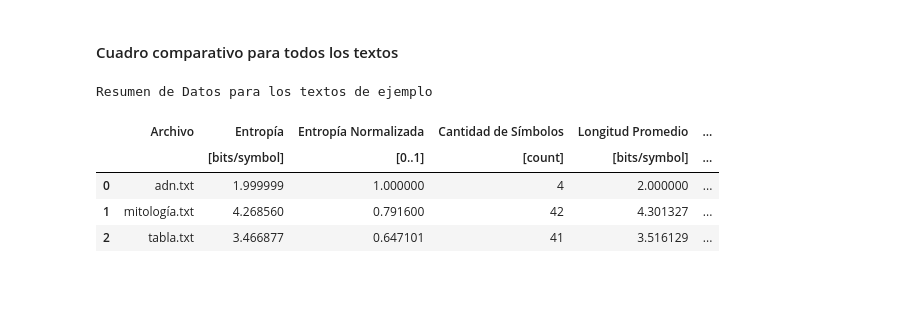
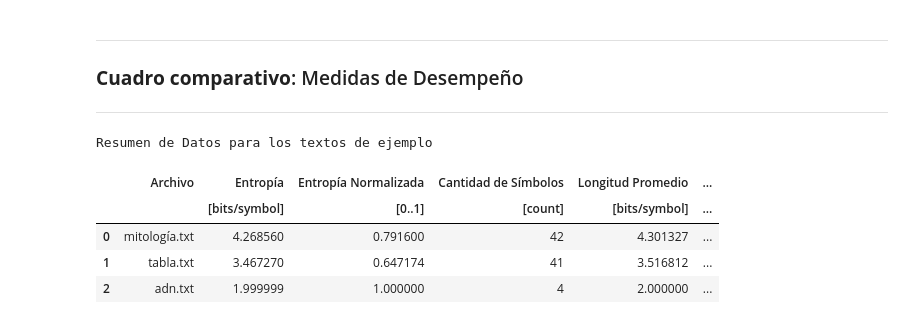
Before and after one commit to agus-pereyra/tp2-inferencia-y-estimacion, a Jupyter notebook: source/main.ipynb, the cells around one changed output. Drawn from its saved outputs; the diff is of its cells as text; code cells hidden in the pictures; blank space fills up the shorter version.

```diff
--- a/source/main.ipynb
+++ b/source/main.ipynb
@@ -189,4 +286,15 @@ $$
 # %%
-def norm_entropy(prob:dict):
+def norm_entropy(prob: dict) -> float:
+    """
+
+    Calcula la entropia normalizada de una distribucion de masa de probabilidad
+
+    Args:
+        prob (OrderedDict[str, float]): diccionario ordenado en funcion de la frecuencia de aparicion {caracter : frecuencia}
+
+    Returns:
+        float: valor de la entropia normalizada
+    """
+
     return entropy(prob)/np.log2(len(list(prob.keys())))
 # %%
@@ -216,52 +322,65 @@ for i, (string, name) in enumerate(zip(example_strings, example_strings_name)):
 # %% [markdown]
-#### Cuadro comparativo para todos los textos
+---
+
+### **Cuadro comparativo**: Medidas de Desempeño
+
+---
 # %%
 # Organización de los datos
 labels = ['Archivo', 'Entropía', 'Entropía Normalizada', 'Cantidad de Símbolos', 'Longitud Promedio', 'Longitud Uniforme Mínima', 'Reducción de Memoria']
-data = [example_strings_name, h_list, eta_list, symbol_amount, average_length, uniform_length, memory_reduction]
+data = [
+		example_strings_name,
+    	entropy_metrics['entropy'],
+        entropy_metrics['norm_entropy'],
+        huffman_metrics['symbol_amount'],
+        huffman_metrics['average_length'],
+        huffman_metrics['uniform_length'],
+        huffman_metrics['memory_reduction']
+	]
+
 units = {
-    "Entropía": "[bits/symbol]",
-    "Entropía Normalizada": "[0..1]",
-    "Cantidad de Símbolos": "[count]",
-    "Longitud Promedio": "[bits/symbol]",
-    "Longitud Uniforme Mínima": "[bits/symbol]",
-    "Reducción de Memoria": "[%]"
+		"Entropía": "[bits/symbol]",
+		"Entropía Normalizada": "[0..1]",
+		"Cantidad de Símbolos": "[count]",
+		"Longitud Promedio": "[bits/symbol]",
+		"Longitud Uniforme Mínima": "[bits/symbol]",
+		"Reducción de Memoria": "[%]"
 }
 # Creación del DataFrame
 df = pd.DataFrame()
 for label, collumn in zip(labels[::-1], data[::-1]):
     df.insert(0, label, collumn)
 
 # Agrega una fila en los índices para las unidades
 df.columns = pd.MultiIndex.from_tuples([(col, units.get(col, "")) for col in df.columns])
 
 # Formateo de la Tabla
 df = (
     df.style
 		.format(precision=6)
 		.set_caption('Resumen de Datos para los textos de ejemplo')
 		.set_table_styles([
 			{"selector": "caption",
 			"props": [("font-size", "18pt"), ("font-weight", "bold"), ("text-align", "center"), ("padding", "6px")]},
 			# head
 			{"selector": "th.col_heading",
 			"props": [("font-size", "15pt"), ("font-weight", "600"), ("text-align", "center")]},
 			# unidades
 			{"selector": "th.col_heading.level1",
 			"props": [("font-size", "10pt"), ("font-weight", "400")]},
 			# celdas
 			{"selector": "td",
 			"props": [("font-size", "14pt"), ("text-align", "center")]},
 		])
 )
 df
 # %% [output]
 Resumen de Datos para los textos de ejemplo
 |  | Archivo | Entropía | Entropía Normalizada | Cantidad de Símbolos | Longitud Promedio | ... |
 |  |  | [bits/symbol] | [0..1] | [count] | [bits/symbol] | ... |
-| 0 | adn.txt | 1.999999 | 1.000000 | 4 | 2.000000 | ... |
-| 1 | mitología.txt | 4.268560 | 0.791600 | 42 | 4.301327 | ... |
-| 2 | tabla.txt | 3.466877 | 0.647101 | 41 | 3.516129 | ... |
+| 0 | mitología.txt | 4.268560 | 0.791600 | 42 | 4.301327 | ... |
+| 1 | tabla.txt | 3.467270 | 0.647174 | 41 | 3.516812 | ... |
+| 2 | adn.txt | 1.999999 | 1.000000 | 4 | 2.000000 | ... |
 # %%
 # Tabla a LaTeX para insertar en el informe
 latex = df.to_latex()
```
Also changed, not shown: parts of 16 cells of this notebook.
